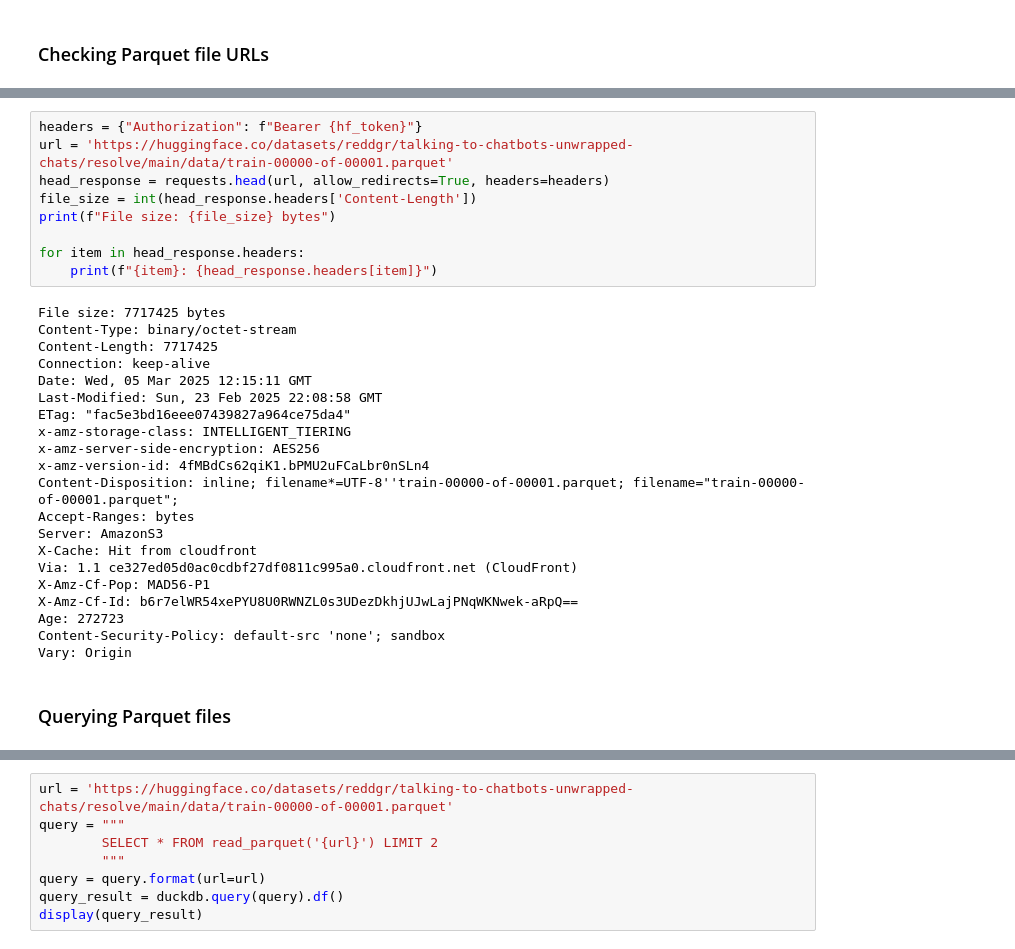
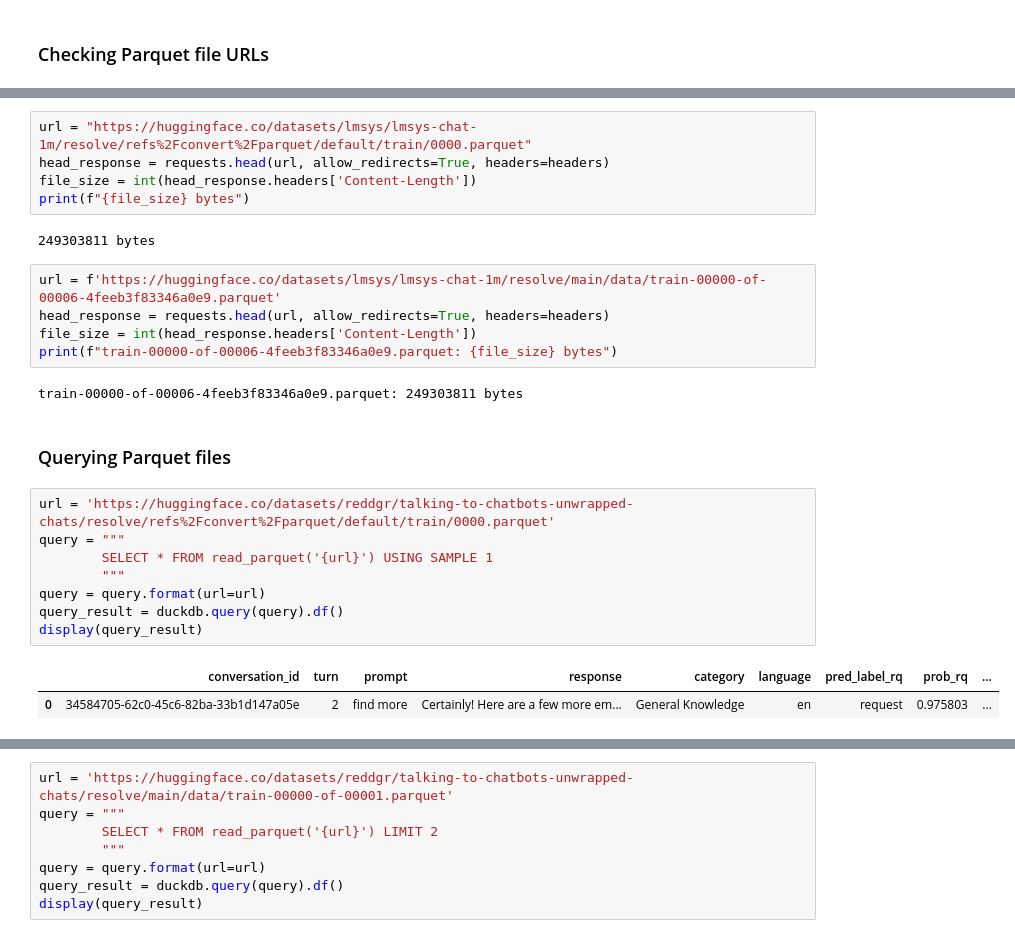
Before and after one commit to reddgr/chatbot-arena-wrapper, a Jupyter notebook: duckdb-tests.ipynb, the cells around one changed output, grey strips where cells are left out. Cells and saved outputs as stored; diff of their text form.

```diff
--- a/duckdb-tests.ipynb
+++ b/duckdb-tests.ipynb
@@ -42,32 +80,27 @@ Using HuggingFace write token: hf_u*****************************Xipx
+# %%
+url = "https://huggingface.co/datasets/lmsys/lmsys-chat-1m/resolve/refs%2Fconvert%2Fparquet/default/train/0000.parquet"
+head_response = requests.head(url, allow_redirects=True, headers=headers)
+file_size = int(head_response.headers['Content-Length'])
+print(f"{file_size} bytes")
+# %% [output]
+249303811 bytes
 # %%
-headers = {"Authorization": f"Bearer {hf_token}"}
-url = 'https://huggingface.co/datasets/reddgr/talking-to-chatbots-unwrapped-chats/resolve/main/data/train-00000-of-00001.parquet'
+url = f'https://huggingface.co/datasets/lmsys/lmsys-chat-1m/resolve/main/data/train-00000-of-00006-4feeb3f83346a0e9.parquet'
 head_response = requests.head(url, allow_redirects=True, headers=headers)
 file_size = int(head_response.headers['Content-Length'])
-print(f"File size: {file_size} bytes")
-
-for item in head_response.headers:
-    print(f"{item}: {head_response.headers[item]}")
+print(f"train-00000-of-00006-4feeb3f83346a0e9.parquet: {file_size} bytes")
 # %% [output]
-File size: 7717425 bytes
-Content-Type: binary/octet-stream
-Content-Length: 7717425
-Connection: keep-alive
-Date: Wed, 05 Mar 2025 12:15:11 GMT
-Last-Modified: Sun, 23 Feb 2025 22:08:58 GMT
-ETag: "fac5e3bd16eee07439827a964ce75da4"
-x-amz-storage-class: INTELLIGENT_TIERING
-x-amz-server-side-encryption: AES256
-x-amz-version-id: 4fMBdCs62qiK1.bPMU2uFCaLbr0nSLn4
-Content-Disposition: inline; filename*=UTF-8''train-00000-of-00001.parquet; filename="train-00000-of-00001.parquet";
-Accept-Ranges: bytes
-Server: AmazonS3
-X-Cache: Hit from cloudfront
-Via: 1.1 ce327ed05d0ac0cdbf27df0811c995a0.cloudfront.net (CloudFront)
-X-Amz-Cf-Pop: MAD56-P1
-X-Amz-Cf-Id: b6r7elWR54xePYU8U0RWNZL0s3UDezDkhjUJwLajPNqWKNwek-aRpQ==
-Age: 272723
-Content-Security-Policy: default-src 'none'; sandbox
-Vary: Origin
+train-00000-of-00006-4feeb3f83346a0e9.parquet: 249303811 bytes
 # %% [markdown]
 ### Querying Parquet files
+# %%
+url = 'https://huggingface.co/datasets/reddgr/talking-to-chatbots-unwrapped-chats/resolve/refs%2Fconvert%2Fparquet/default/train/0000.parquet'
+query = """
+        SELECT * FROM read_parquet('{url}') USING SAMPLE 1
+        """
+query = query.format(url=url)
+query_result = duckdb.query(query).df()
+display(query_result)
+# %% [output]
+|  | conversation_id | turn | prompt | response | category | language | pred_label_rq | prob_rq | ... |
+| 0 | 34584705-62c0-45c6-82ba-33b1d147a05e | 2 | find more | Certainly! Here are a few more em... | General Knowledge | en | request | 0.975803 | ... |
```
Also changed, not shown: parts of 5 cells of this notebook, 1 other file.
